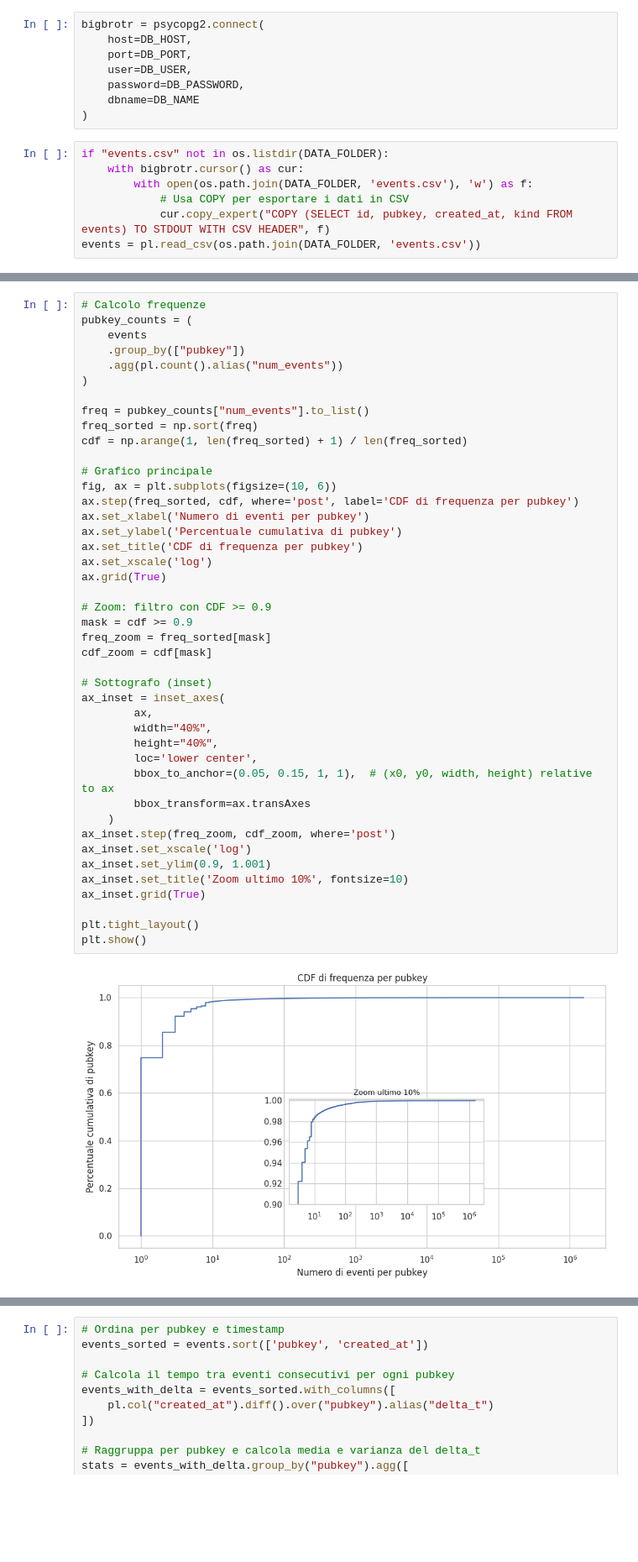
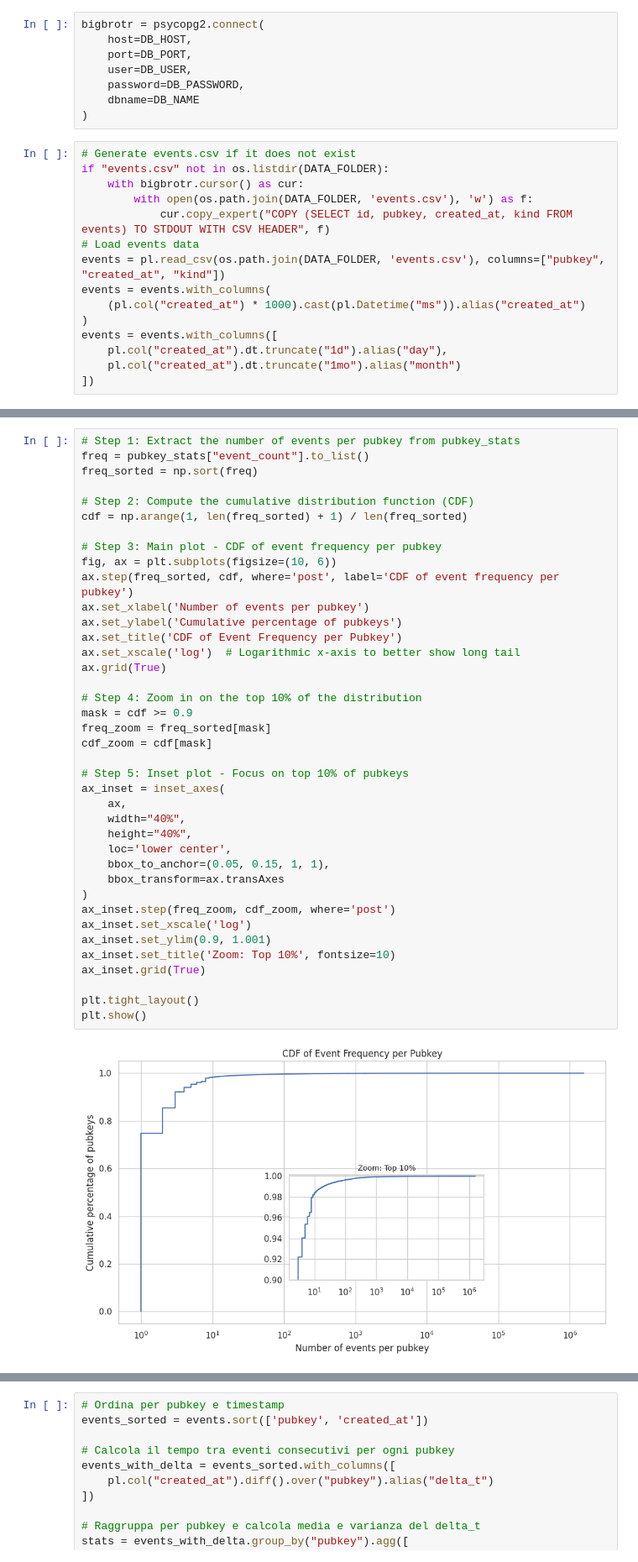
Before and after one commit to Bigbrotr/analysis, a Jupyter notebook: analysis/src/events_overview.ipynb, the cells around one changed output, grey strips where cells are left out. Shown at 84% size. Drawn from its saved outputs; the diff is of its cells as text; blank space fills up the shorter version.

```diff
--- a/analysis/src/events_overview.ipynb
+++ b/analysis/src/events_overview.ipynb
@@ -40,10 +42,18 @@ bigbrotr = psycopg2.connect(
     dbname=DB_NAME
 )
 # %%
+# Generate events.csv if it does not exist
 if "events.csv" not in os.listdir(DATA_FOLDER):
     with bigbrotr.cursor() as cur:
         with open(os.path.join(DATA_FOLDER, 'events.csv'), 'w') as f:
-            # Usa COPY per esportare i dati in CSV
             cur.copy_expert("COPY (SELECT id, pubkey, created_at, kind FROM events) TO STDOUT WITH CSV HEADER", f)
-events = pl.read_csv(os.path.join(DATA_FOLDER, 'events.csv'))
+# Load events data
+events = pl.read_csv(os.path.join(DATA_FOLDER, 'events.csv'), columns=["pubkey", "created_at", "kind"])
+events = events.with_columns(
+    (pl.col("created_at") * 1000).cast(pl.Datetime("ms")).alias("created_at")
+)
+events = events.with_columns([
+    pl.col("created_at").dt.truncate("1d").alias("day"),
+    pl.col("created_at").dt.truncate("1mo").alias("month")
+])
 # %%
@@ -294,46 +364,42 @@ relevant_kinds
 # %%
-# Calcolo frequenze
-pubkey_counts = (
-    events
-    .group_by(["pubkey"])
-    .agg(pl.count().alias("num_events"))
-)
+# Step 1: Extract the number of events per pubkey from pubkey_stats
+freq = pubkey_stats["event_count"].to_list()
+freq_sorted = np.sort(freq)
 
-freq = pubkey_counts["num_events"].to_list()
-freq_sorted = np.sort(freq)
+# Step 2: Compute the cumulative distribution function (CDF)
 cdf = np.arange(1, len(freq_sorted) + 1) / len(freq_sorted)
 
-# Grafico principale
+# Step 3: Main plot - CDF of event frequency per pubkey
 fig, ax = plt.subplots(figsize=(10, 6))
-ax.step(freq_sorted, cdf, where='post', label='CDF di frequenza per pubkey')
-ax.set_xlabel('Numero di eventi per pubkey')
-ax.set_ylabel('Percentuale cumulativa di pubkey')
-ax.set_title('CDF di frequenza per pubkey')
-ax.set_xscale('log')
+ax.step(freq_sorted, cdf, where='post', label='CDF of event frequency per pubkey')
+ax.set_xlabel('Number of events per pubkey')
+ax.set_ylabel('Cumulative percentage of pubkeys')
+ax.set_title('CDF of Event Frequency per Pubkey')
+ax.set_xscale('log')  # Logarithmic x-axis to better show long tail
 ax.grid(True)
 
-# Zoom: filtro con CDF >= 0.9
+# Step 4: Zoom in on the top 10% of the distribution
 mask = cdf >= 0.9
 freq_zoom = freq_sorted[mask]
 cdf_zoom = cdf[mask]
 
-# Sottografo (inset)
+# Step 5: Inset plot - Focus on top 10% of pubkeys
 ax_inset = inset_axes(
-        ax,
-        width="40%",
-        height="40%",
-        loc='lower center',
-        bbox_to_anchor=(0.05, 0.15, 1, 1),  # (x0, y0, width, height) relative to ax
-        bbox_transform=ax.transAxes
-    )
+    ax,
+    width="40%",
+    height="40%",
+    loc='lower center',
+    bbox_to_anchor=(0.05, 0.15, 1, 1),
+    bbox_transform=ax.transAxes
+)
 ax_inset.step(freq_zoom, cdf_zoom, where='post')
 ax_inset.set_xscale('log')
 ax_inset.set_ylim(0.9, 1.001)
-ax_inset.set_title('Zoom ultimo 10%', fontsize=10)
+ax_inset.set_title('Zoom: Top 10%', fontsize=10)
 ax_inset.grid(True)
 
 plt.tight_layout()
 plt.show()
 # %% [output]
-[figure, old version]
+[figure, new version]
 # %%
```
Also changed, not shown: parts of 33 cells of this notebook.
